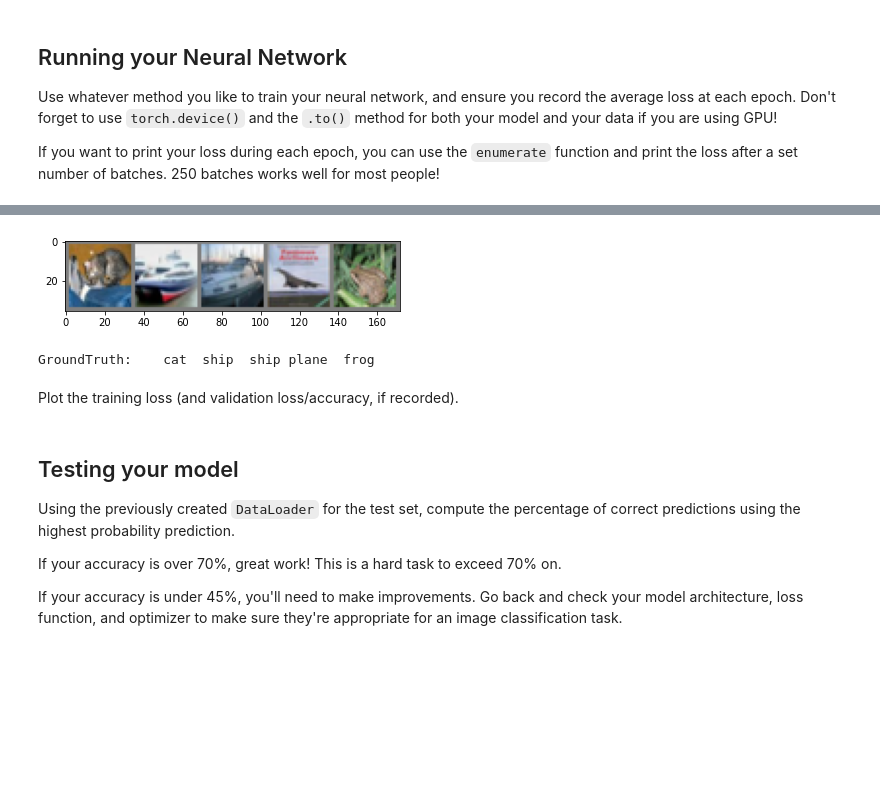
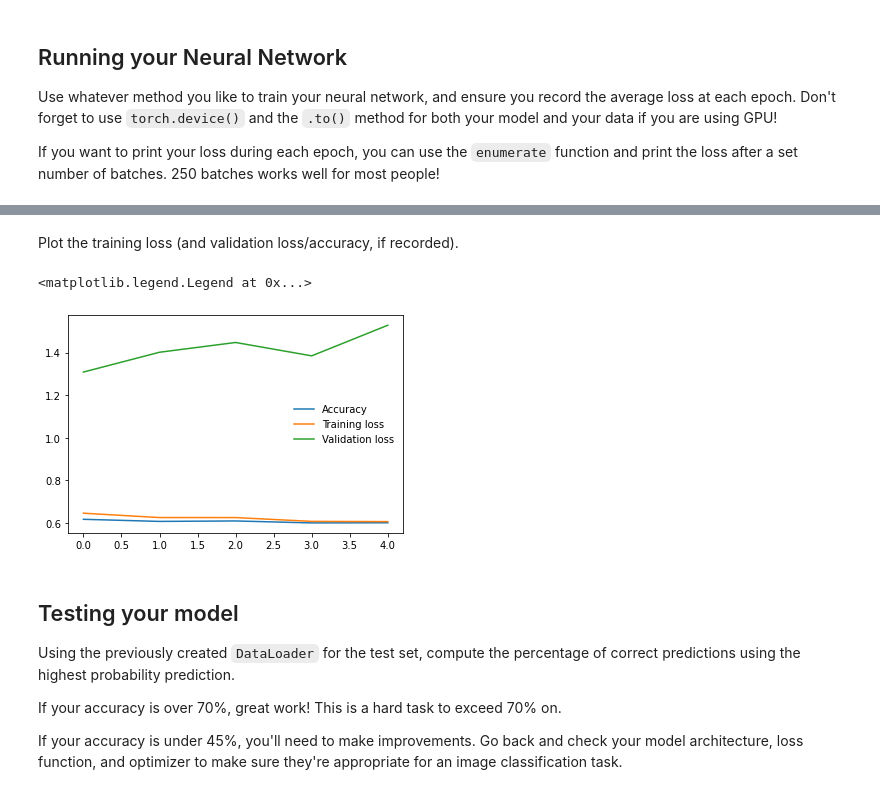
Before and after one commit to achimoraites/deep-learning, a Jupyter notebook: cifar-10-image-classifier/CIFAR-10_Image_Classifier.ipynb, the cells around one changed output, grey strips where cells are left out. Drawn from its saved outputs; the diff is of its cells as text; code cells hidden in the pictures; blank space fills up the shorter version.

Commit message:
feat(cifar-10-classifier): calculate model stats
Gather statistics about
- accuracy
- training and validation loss

This will help us improve the model

```diff
--- a/cifar-10-image-classifier/CIFAR-10_Image_Classifier.ipynb
+++ b/cifar-10-image-classifier/CIFAR-10_Image_Classifier.ipynb
@@ -149,6 +149,7 @@ If you want to print your loss during each epoch, you can use the `enumerate` fu
 
 # Train the model
 epochs = 5
+model_stats = {'training_loss':[], 'validation_loss':[], 'accuracy':[]}
 
 for epoch in range(epochs):  # loop over the dataset multiple times
 
@@ -166,12 +167,33 @@ for epoch in range(epochs):  # loop over the dataset multiple times
         loss.backward()
         optimizer.step()
 
+        running_loss += loss.item()
+
+    else:
+        test_loss = 0
+        accuracy = 0
+
+        # Turn off gradients for validation, saves memory and computations
+        with torch.no_grad():
+            for images, labels in testloader:
+                log_ps = model(images)
+                test_loss += criterion(log_ps, labels)
+
+                ps = torch.exp(log_ps)
+                top_p, top_class = ps.topk(1, dim=1)
+                equals = top_class == labels.view(*top_class.shape)
+                accuracy += torch.mean(equals.type(torch.FloatTensor))
+
+        # collect statistics
+        model_stats['training_loss'].append(running_loss/len(trainloader))
+        model_stats['validation_loss'].append(test_loss/len(testloader))
+        model_stats['accuracy'].append(accuracy/len(testloader))
+
         # print statistics
-        running_loss += loss.item()
-        if i % 2000 == 1999:    # print every 2000 mini-batches
-            print('[%d, %5d] loss: %.3f' %
-                  (epoch + 1, i + 1, running_loss / 2000))
-            running_loss = 0.0
+        print("Epoch: {}/{}.. ".format(epoch+1, epochs),
+              "Training Loss: {:.3f}.. ".format(running_loss/len(trainloader)),
+              "Test Loss: {:.3f}.. ".format(test_loss/len(testloader)),
+              "Test Accuracy: {:.3f}".format(accuracy/len(testloader)))
 
 print('Finished Training')
 # %% [output]
@@ -194,14 +205,3 @@ print('Finished Training')
 Finished Training
-# %%
-# TEST ONLY
-dataiter = iter(testloader)
-images, labels = dataiter.next()
-
-# print images
-imshow(torchvision.utils.make_grid(images))
-print('GroundTruth: ', ' '.join('%5s' % classes[labels[j]] for j in range(5)))
-# %% [output]
-[figure, removed]
-GroundTruth:    cat  ship  ship plane  frog
 # %% [markdown]
 Plot the training loss (and validation loss/accuracy, if recorded).
@@ -210,3 +208,11 @@ Plot the training loss (and validation loss/accuracy, if recorded).
+# %%
+plt.plot(model_stats['accuracy'], label='Accuracy')
+plt.plot(model_stats['training_loss'], label='Training loss')
+plt.plot(model_stats['validation_loss'], label='Validation loss')
+plt.legend(frameon=False)
+# %% [output]
+<matplotlib.legend.Legend at 0x...>
+[figure, added]
 # %% [markdown]
 ## Testing your model
 Using the previously created `DataLoader` for the test set, compute the percentage of correct predictions using the highest probability prediction.
```
Also changed, not shown: parts of 7 cells of this notebook.
